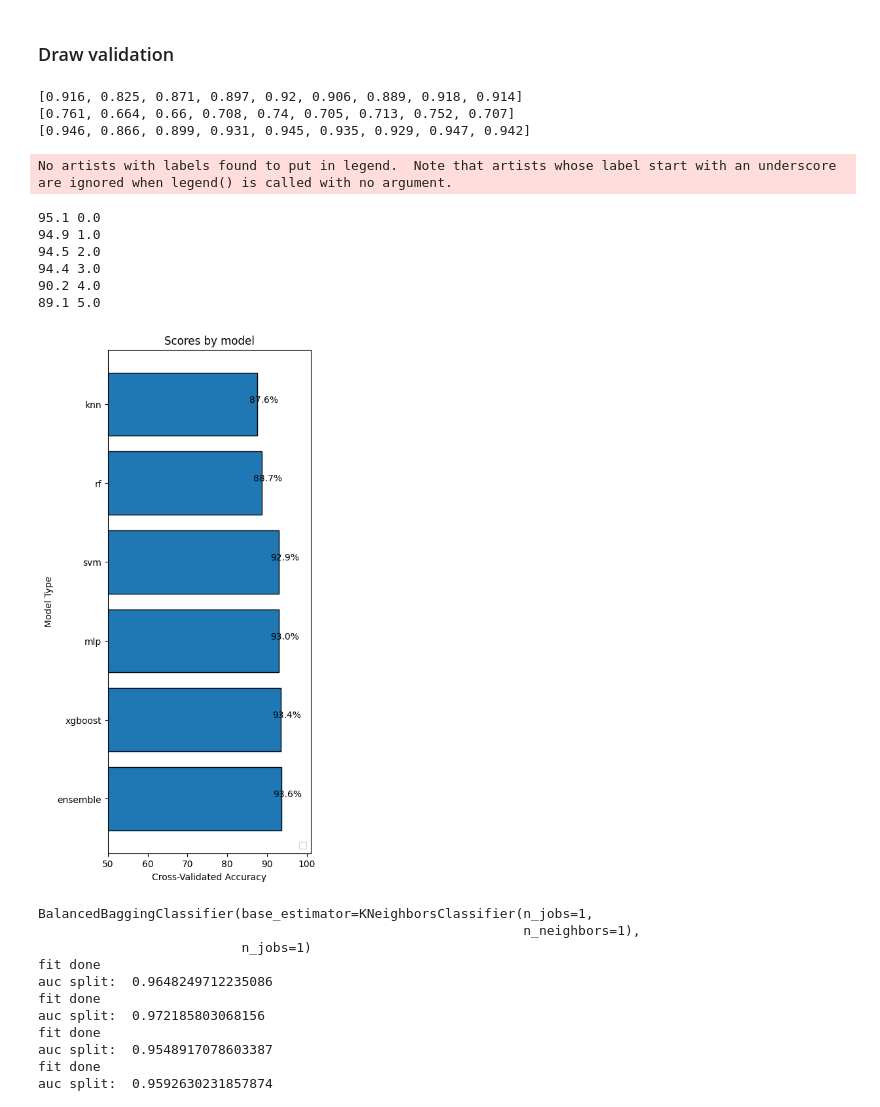
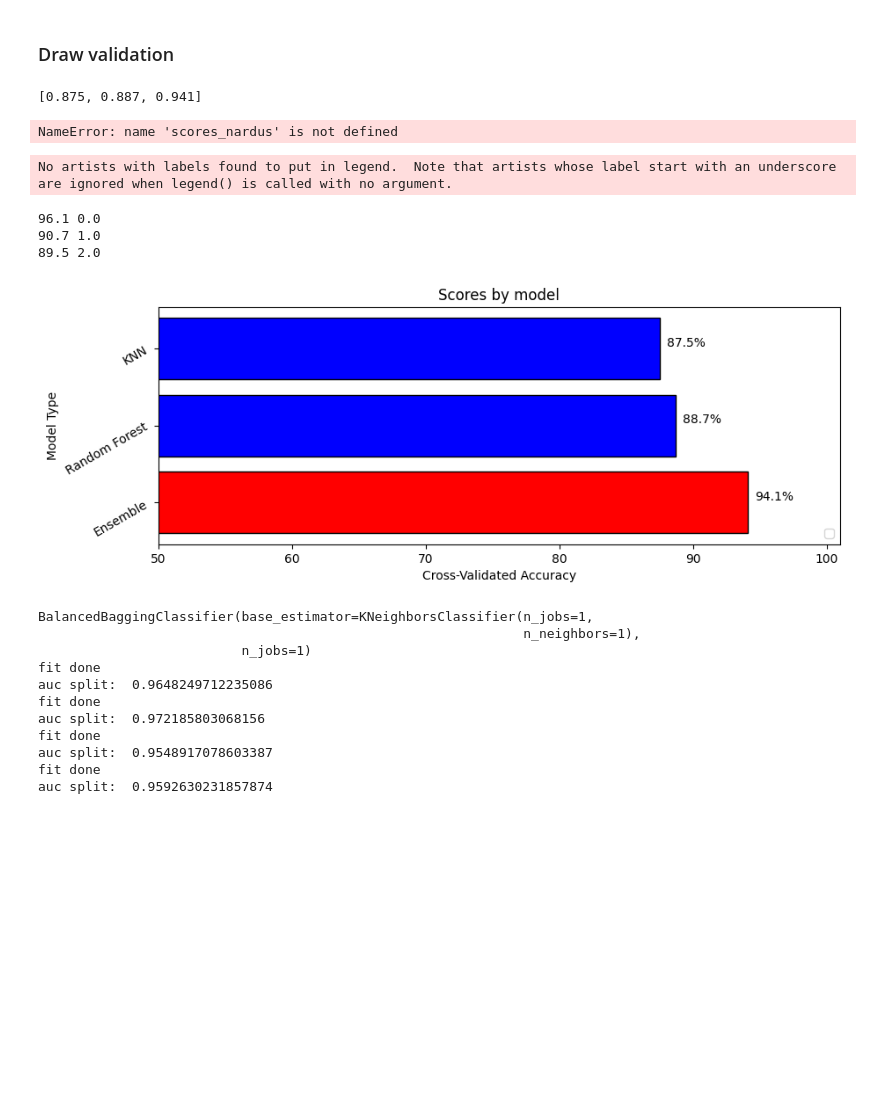
Before and after one commit to 25benjaminli/zoonotic-prediction, a Jupyter notebook: train_and_vis/models.ipynb, the cells around one changed output. Saved outputs shown, nothing was run; the diff lists cells and outputs as text; code cells hidden in the pictures; blank space fills up the shorter version.

```diff
--- a/train_and_vis/models.ipynb
+++ b/train_and_vis/models.ipynb
@@ -575,7 +494,7 @@ GridSearchCV(cv=5,
 # %% [markdown]
 ### Using XGBoost
 # %%
-temp_mlp = MLPClassifier(hidden_layer_sizes=(256, 128, 64, 32, 16), random_state=42)
+temp_mlp = MLPClassifier(hidden_layer_sizes=(256, 128, 64, 32), random_state=42)
 
 xgboost_gridsearch = XGBClassifier(
  learning_rate =0.1,
@@ -593,7 +512,7 @@ xgboost_gridsearch = XGBClassifier(
 # temp_knn = BalancedBaggingClassifier(base_estimator=KNeighborsClassifier(n_jobs=1,
 #                                                               n_neighbors=1),
 #                           n_jobs=1)
-temp_svm = SVC(kernel='rbf', C=2, probability=True, random_state=42)
+temp_svm = SVC(kernel='rbf', C=2, gamma=0.6, probability=True, random_state=42)
 
 ds = datasets['merged'][f'normalized-4']
 
@@ -611,7 +530,7 @@ em = StackingCVClassifier(classifiers = [temp_mlp, xgboost_gridsearch, temp_svm]
                             shuffle = True,
                             use_probas = True,
                             cv = 5,
-                            meta_classifier = LogisticRegression(C = 1, random_state=42), n_jobs=-1, random_state=42, verbose=1)
+                            meta_classifier = LogisticRegression(C = 1, random_state=42), n_jobs=-1, random_state=42, verbose=1, store_train_meta_features=True)
 # em = StackingCVClassifier(classifiers = [temp_mlp, temp_GBM, temp_svm],
 #                             shuffle = True,
 #                             use_probas = True,
@@ -710,12 +693,12 @@ print(validation_utils.draw_avg_roc_curve(em, "ensemble", X, y))
 # })
 
 bestandworst = OrderedDict({
-    'knn': knn, # 87.6%,
-    'rf': randforest, # 88.7%
-    'svm': svm, # 92.9%
-    'mlp': mlp, # 93.0%
-    'xgboost': xgboost, # 93.4%
-    'ensemble': em # 93.6%
+    'KNN': knn, # 87.6%,
+    'Random Forest': randforest, # 88.7%
+    # 'svm': svm, # 92.9%
+    # 'mlp': mlp, # 93.0%
+    # 'xgboost': xgboost.best_estimator_, # 93.4%
+    'Ensemble': em # 94.1%
 })
 # %% [markdown]
 ### Validate models on the merged dataset
@@ -877,35 +860,25 @@ print(scores_zhang)
 []
 # %% [markdown]
 ### Draw validation
-# %%
-# these were autogenerated but saved here for convenience
-# scores_merged = [0.916, 0.825, 0.871, 0.897, 0.92, 0.906, 0.889, 0.918, 0.914]
-# scores_nardus = [0.761, 0.664, 0.66, 0.708, 0.74, 0.705, 0.713, 0.752, 0.707]
-# scores_zhang = [0.946, 0.866, 0.899, 0.931, 0.945, 0.935, 0.929, 0.947, 0.942]
-
-
-print(scores_merged)
-print(scores_nardus)
-print(scores_zhang)
-# %% [output]
-[0.916, 0.825, 0.871, 0.897, 0.92, 0.906, 0.889, 0.918, 0.914]
-[0.761, 0.664, 0.66, 0.708, 0.74, 0.705, 0.713, 0.752, 0.707]
-[0.946, 0.866, 0.899, 0.931, 0.945, 0.935, 0.929, 0.947, 0.942]
+# %%
+# these were autogenerated but saved here for convenience
+# scores_merged = [0.875, 0.887, 0.941]
+print(scores_merged)
+# %% [output]
+[0.875, 0.887, 0.941]
+NameError: name 'scores_nardus' is not defined
 # %%
 merged_dc = OrderedDict(sorted(OrderedDict(map(lambda i,j : (i,j) , bestandworst.keys(),scores_merged)).items(), key=lambda x: x[1], reverse=True))
-nardus_dc = OrderedDict(sorted(OrderedDict(map(lambda i,j : (i,j) , bestandworst.keys(),scores_nardus)).items(), key=lambda x: x[1], reverse=True))
-zhang_dc = OrderedDict(sorted(OrderedDict(map(lambda i,j : (i,j) , bestandworst.keys(),scores_zhang)).items(), key=lambda x: x[1], reverse=True))
+# nardus_dc = OrderedDict(sorted(OrderedDict(map(lambda i,j : (i,j) , bestandworst.keys(),scores_nardus)).items(), key=lambda x: x[1], reverse=True))
+# zhang_dc = OrderedDict(sorted(OrderedDict(map(lambda i,j : (i,j) , bestandworst.keys(),scores_zhang)).items(), key=lambda x: x[1], reverse=True))
 
 validation_utils.draw_accuracies(bestandworst, None, None, merged_dc)
 # %% [output]
 No artists with labels found to put in legend.  Note that artists whose label start with an underscore are ignored when legend() is called with no argument.
-95.1 0.0
-94.9 1.0
-94.5 2.0
-94.4 3.0
-90.2 4.0
-89.1 5.0
+96.1 0.0
+90.7 1.0
+89.5 2.0
-[figure, old version]
+[figure, new version]
 # %%
 validation_utils.draw_accuracies(bestandworst, None, None, nardus_dc)
 validation_utils.draw_accuracies(bestandworst, None, None, zhang_dc)
```
Also changed, not shown: parts of 17 cells of this notebook, 25 other files.
